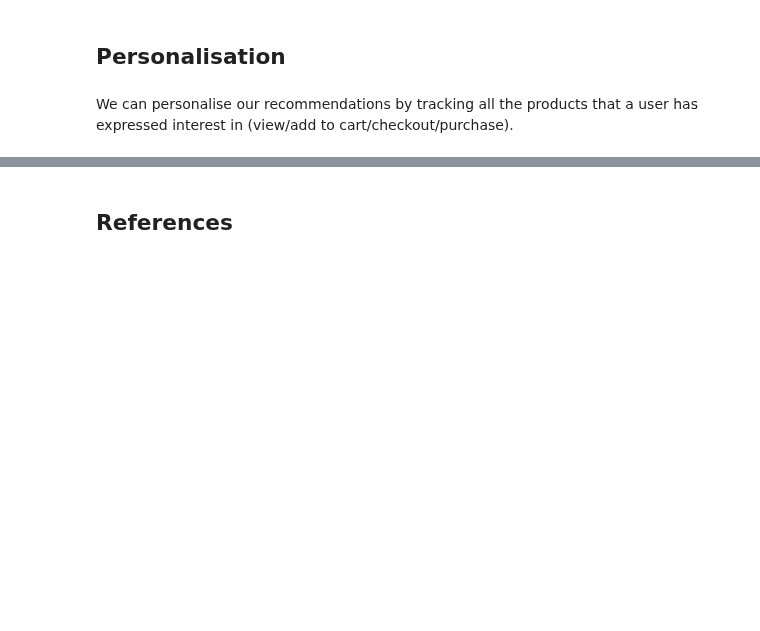
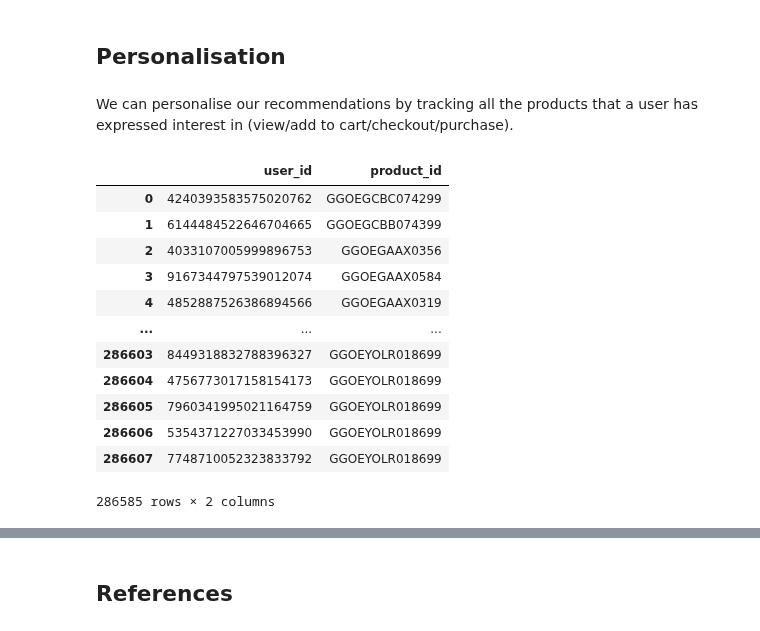
Before and after one commit to woobrandon/DSA3101-Potato-Wedges, a Jupyter notebook: ProductRecommendation/ProductRecommendation.ipynb, the cells around one changed output, grey strips where cells are left out. Cells and saved outputs as stored; diff of their text form; code cells hidden in the pictures; blank space fills up the shorter version.

```diff
--- a/ProductRecommendation/ProductRecommendation.ipynb
+++ b/ProductRecommendation/ProductRecommendation.ipynb
@@ -458,3 +490,19 @@ user_history = user_history.dropna()
+# %%
+user_history
+# %% [output]
+|  | user_id | product_id |
+| 0 | 4240393583575020762 | GGOEGCBC074299 |
+| 1 | 6144484522646704665 | GGOEGCBB074399 |
+| 2 | 4033107005999896753 | GGOEGAAX0356 |
+| 3 | 9167344797539012074 | GGOEGAAX0584 |
+| 4 | 4852887526386894566 | GGOEGAAX0319 |
+| ... | ... | ... |
+| 286603 | 8449318832788396327 | GGOEYOLR018699 |
+| 286604 | 4756773017158154173 | GGOEYOLR018699 |
+| 286605 | 7960341995021164759 | GGOEYOLR018699 |
+| 286606 | 5354371227033453990 | GGOEYOLR018699 |
+| 286607 | 7748710052323833792 | GGOEYOLR018699 |
+286585 rows × 2 columns
 # %%
 # input: user id, number of products to crosssell and number of products to upsell
 # output: two lists, with products to crosssell and another with products to upsell
```
Also changed, not shown: parts of 8 cells of this notebook.
